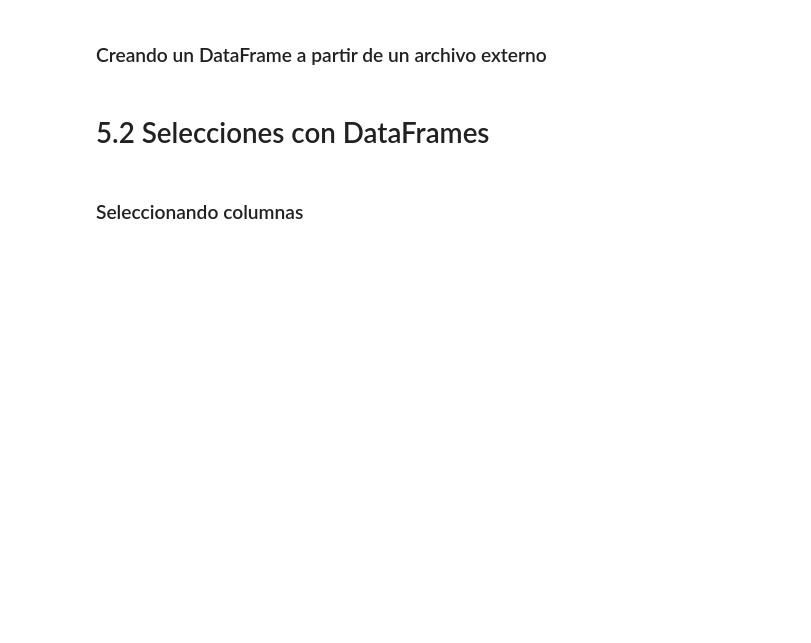
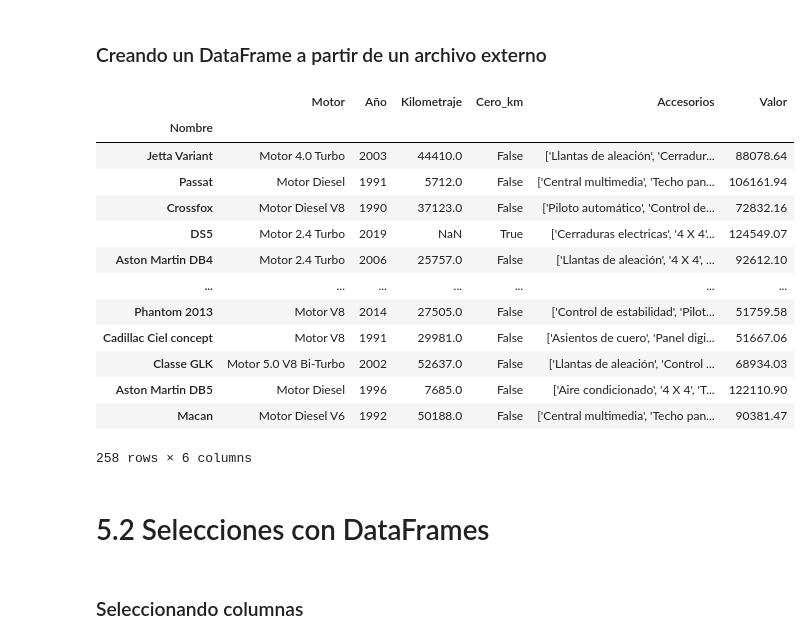
Before and after one commit to MatiasRuizSilva/Python-for-Data-Science, a Jupyter notebook: Python_para_Data_Science_Pandas.ipynb, the cells around one changed output. Drawn from its saved outputs; the diff is of its cells as text; code cells hidden in the pictures; blank space fills up the shorter version.

```diff
--- a/Python_para_Data_Science_Pandas.ipynb
+++ b/Python_para_Data_Science_Pandas.ipynb
@@ -773,5 +812,24 @@ datos = {
 # %% [markdown]
 ### Creando un DataFrame a partir de un archivo externo
+# %%
+dataset = pd.read_csv('db.csv', sep =';', index_col = 0)
+# %%
+dataset
+# %% [output]
+|  | Motor | Año | Kilometraje | Cero_km | Accesorios | Valor |
+| Nombre |  |  |  |  |  |  |
+| Jetta Variant | Motor 4.0 Turbo | 2003 | 44410.0 | False | ['Llantas de aleación', 'Cerradur... | 88078.64 |
+| Passat | Motor Diesel | 1991 | 5712.0 | False | ['Central multimedia', 'Techo pan... | 106161.94 |
+| Crossfox | Motor Diesel V8 | 1990 | 37123.0 | False | ['Piloto automático', 'Control de... | 72832.16 |
+| DS5 | Motor 2.4 Turbo | 2019 | NaN | True | ['Cerraduras electricas', '4 X 4'... | 124549.07 |
+| Aston Martin DB4 | Motor 2.4 Turbo | 2006 | 25757.0 | False | ['Llantas de aleación', '4 X 4', ... | 92612.10 |
+| ... | ... | ... | ... | ... | ... | ... |
+| Phantom 2013 | Motor V8 | 2014 | 27505.0 | False | ['Control de estabilidad', 'Pilot... | 51759.58 |
+| Cadillac Ciel concept | Motor V8 | 1991 | 29981.0 | False | ['Asientos de cuero', 'Panel digi... | 51667.06 |
+| Classe GLK | Motor 5.0 V8 Bi-Turbo | 2002 | 52637.0 | False | ['Llantas de aleación', 'Control ... | 68934.03 |
+| Aston Martin DB5 | Motor Diesel | 1996 | 7685.0 | False | ['Aire condicionado', '4 X 4', 'T... | 122110.90 |
+| Macan | Motor Diesel V6 | 1992 | 50188.0 | False | ['Central multimedia', 'Techo pan... | 90381.47 |
+258 rows × 6 columns
 # %% [markdown]
 # 5.2 Selecciones con DataFrames
 # %% [markdown]
```
Also changed, not shown: parts of 8 cells of this notebook.
